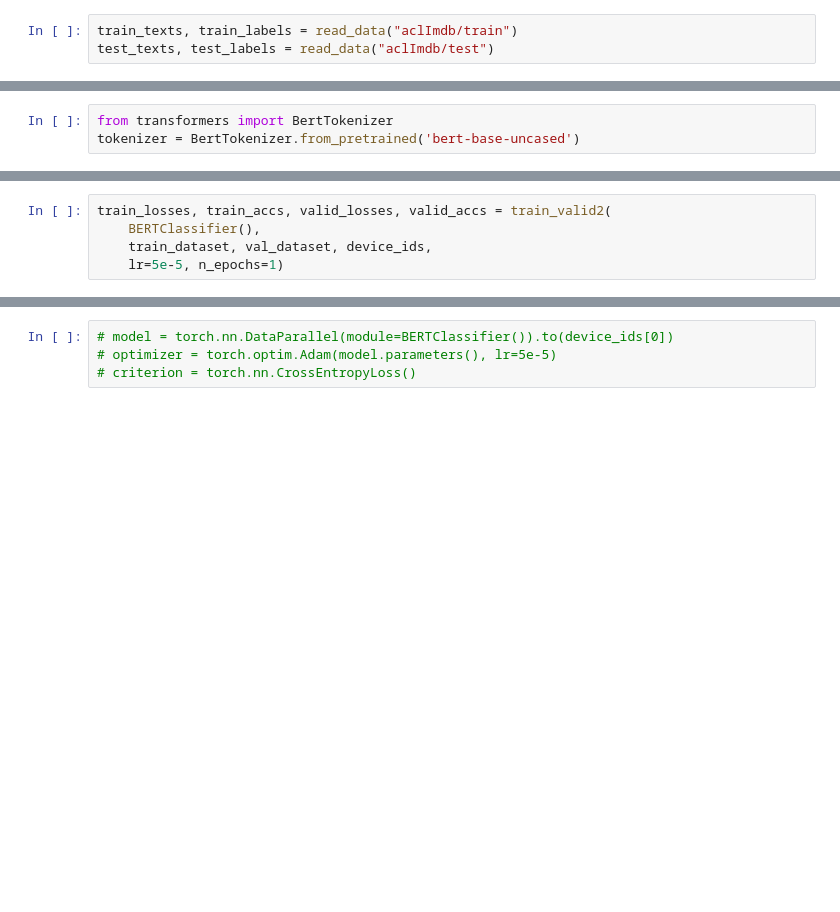
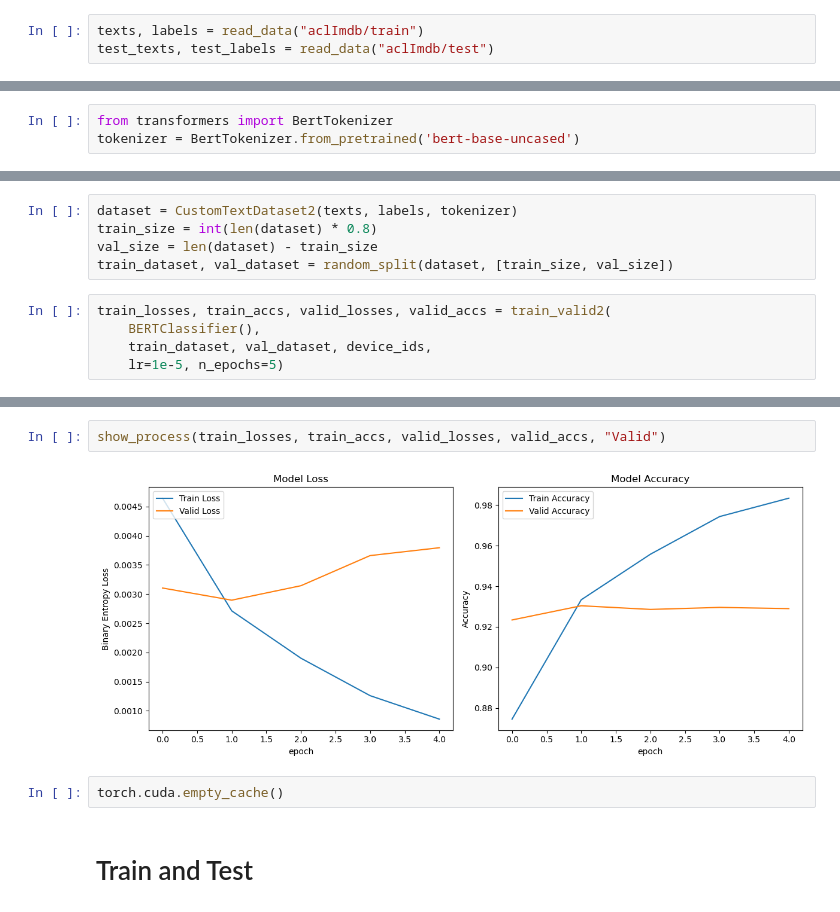
Before and after one commit to Lan13/deep-learning-labs, a Jupyter notebook: lab4/src/bert.ipynb, the cells around one changed output, grey strips where cells are left out. Saved outputs shown, nothing was run; the diff lists cells and outputs as text; blank space fills up the shorter version.

```diff
--- a/lab4/src/bert.ipynb
+++ b/lab4/src/bert.ipynb
@@ -21,5 +20,5 @@ from models import *
 # Fix random seed for reproducibility
 same_seeds(1689)
 # %%
-train_texts, train_labels = read_data("aclImdb/train")
+texts, labels = read_data("aclImdb/train")
 test_texts, test_labels = read_data("aclImdb/test")
@@ -44,6 +28,11 @@ val_dataset = CustomTextDataset2(val_texts, val_labels, tokenizer)
+# %%
+dataset = CustomTextDataset2(texts, labels, tokenizer)
+train_size = int(len(dataset) * 0.8)
+val_size = len(dataset) - train_size
+train_dataset, val_dataset = random_split(dataset, [train_size, val_size])
 # %%
 train_losses, train_accs, valid_losses, valid_accs = train_valid2(
     BERTClassifier(),
     train_dataset, val_dataset, device_ids,
-    lr=5e-5, n_epochs=1)
+    lr=1e-5, n_epochs=5)
 # %% [output]
@@ -55,4 +52,8 @@ epoch [1], valid loss: [0.1977], valid accuracy: [0.9244]
-# %%
-# model = torch.nn.DataParallel(module=BERTClassifier()).to(device_ids[0])
-# optimizer = torch.optim.Adam(model.parameters(), lr=5e-5)
-# criterion = torch.nn.CrossEntropyLoss()
+# %%
+show_process(train_losses, train_accs, valid_losses, valid_accs, "Valid")
+# %% [output]
+[figure, added]
+# %%
+torch.cuda.empty_cache()
+# %% [markdown]
+# Train and Test
```
Also changed, not shown: parts of 12 cells of this notebook, 4 other files.
